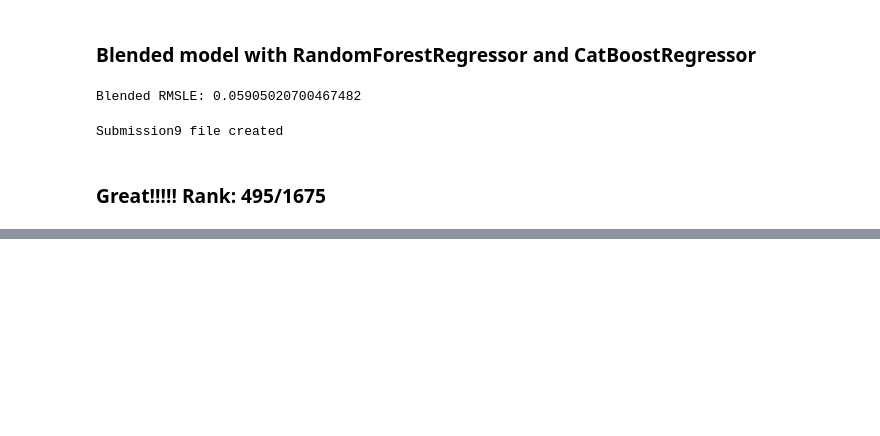
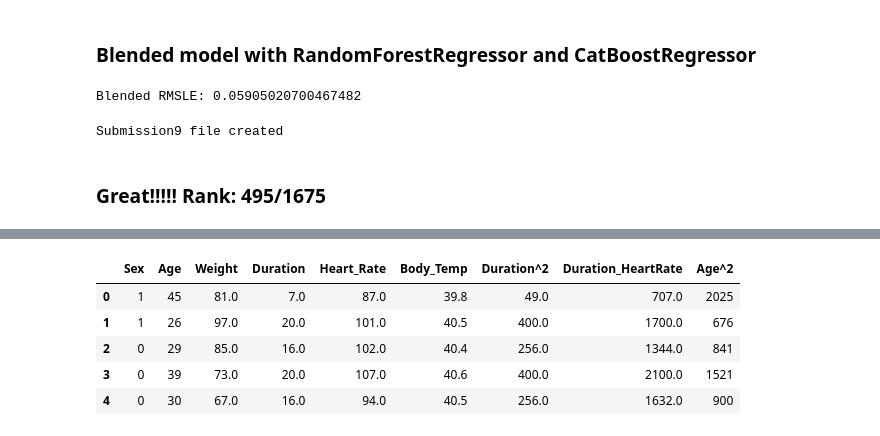
Before and after one commit to Jaggi0504/Kaggle-Calorie-Burn-Prediction, a Jupyter notebook: predict-calorie.ipynb, the cells around one changed output, grey strips where cells are left out. Drawn from its saved outputs; the diff is of its cells as text; code cells hidden in the pictures; blank space fills up the shorter version.

```diff
--- a/predict-calorie.ipynb
+++ b/predict-calorie.ipynb
@@ -824,0 +913,9 @@ Submission9 file created
+# %%
+test_df8.head()
+# %% [output]
+|  | Sex | Age | Weight | Duration | Heart_Rate | Body_Temp | Duration^2 | Duration_HeartRate | Age^2 |
+| 0 | 1 | 45 | 81.0 | 7.0 | 87.0 | 39.8 | 49.0 | 707.0 | 2025 |
+| 1 | 1 | 26 | 97.0 | 20.0 | 101.0 | 40.5 | 400.0 | 1700.0 | 676 |
+| 2 | 0 | 29 | 85.0 | 16.0 | 102.0 | 40.4 | 256.0 | 1344.0 | 841 |
+| 3 | 0 | 39 | 73.0 | 20.0 | 107.0 | 40.6 | 400.0 | 2100.0 | 1521 |
+| 4 | 0 | 30 | 67.0 | 16.0 | 94.0 | 40.5 | 256.0 | 1632.0 | 900 |
```
Also changed, not shown: parts of 25 cells of this notebook, 4 other files.
